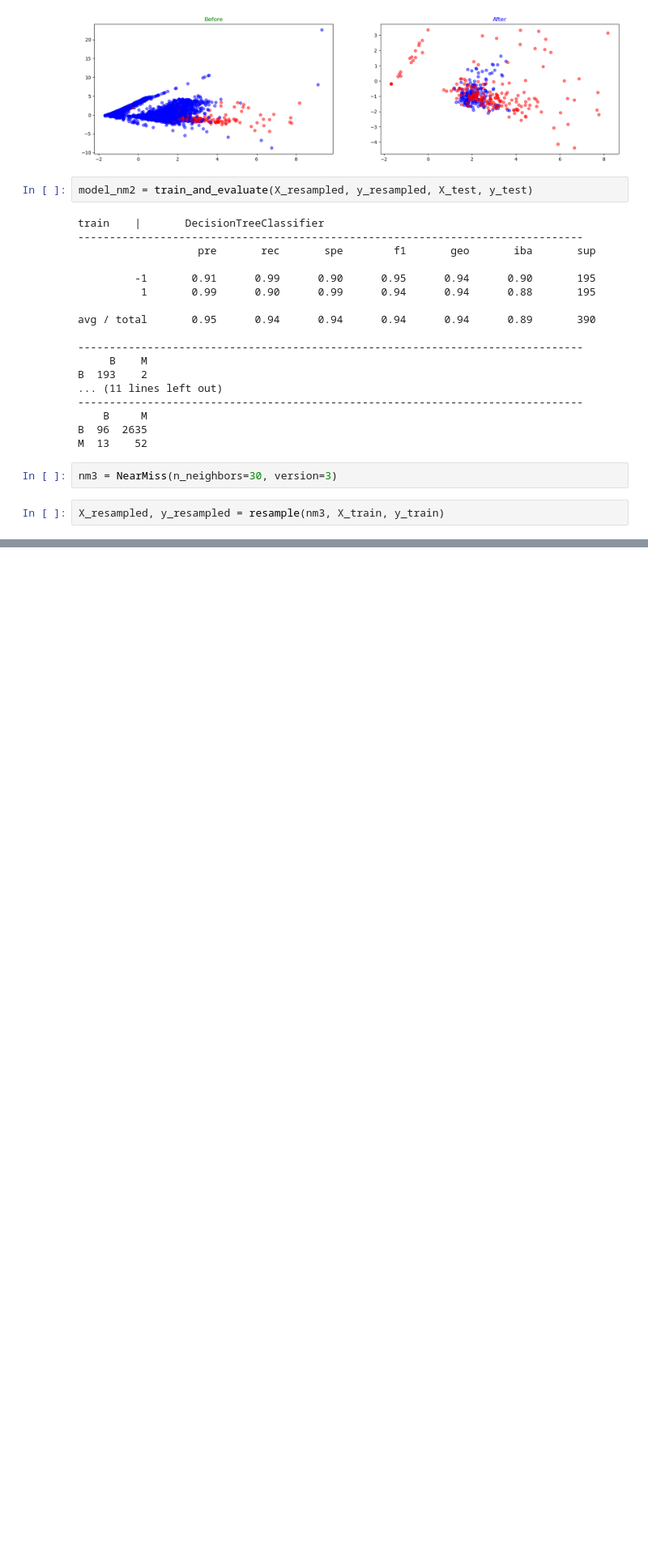
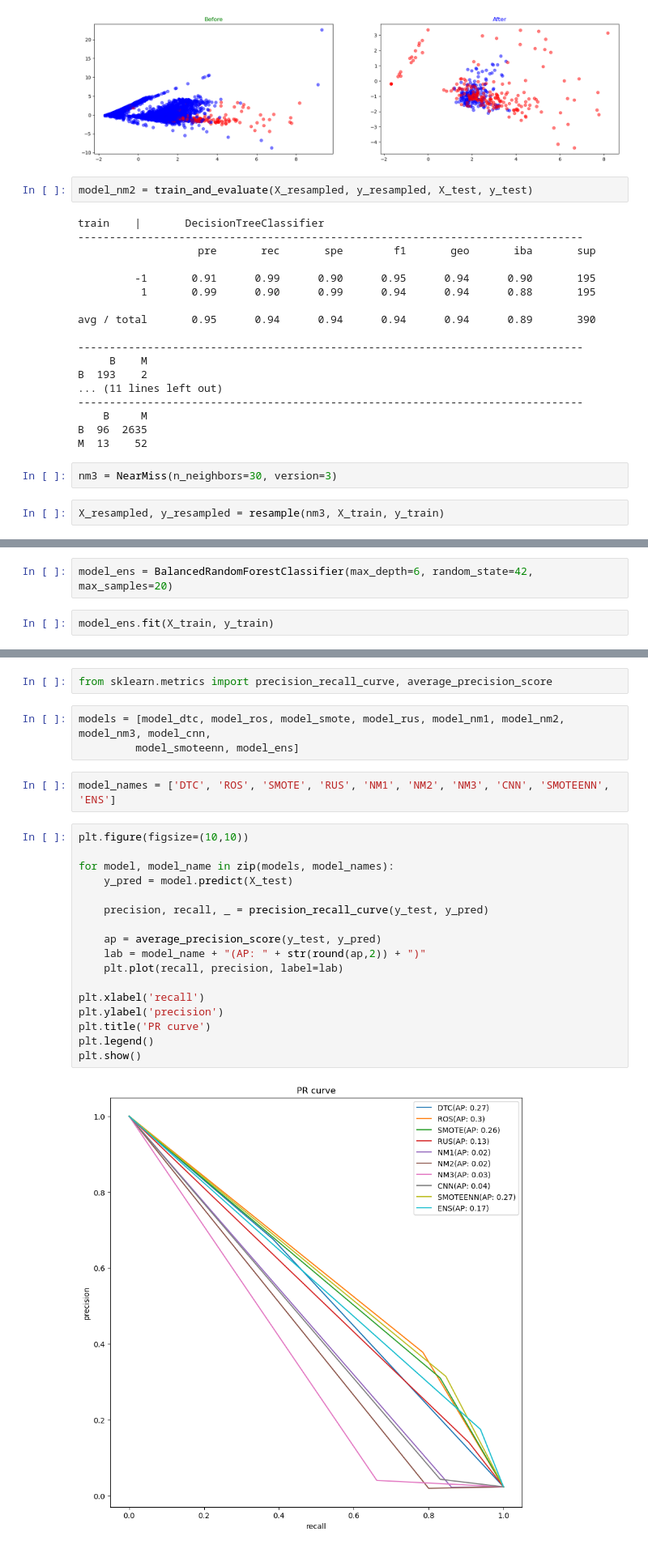
Before and after one commit to natasablagojevic/ip1_review, a Jupyter notebook: Vezbanje4/09.Imblearn.ipynb, the cells around one changed output, grey strips where cells are left out. Shown at 81% size. Saved outputs shown, nothing was run; the diff lists cells and outputs as text; blank space fills up the shorter version.

```diff
--- a/Vezbanje4/09.Imblearn.ipynb
+++ b/Vezbanje4/09.Imblearn.ipynb
@@ -297,0 +384,4 @@ X_resampled, y_resampled = resample(nm3, X_train, y_train)
+# %%
+model_ens = BalancedRandomForestClassifier(max_depth=6, random_state=42, max_samples=20)
+# %%
+model_ens.fit(X_train, y_train)
@@ -297,0 +422,26 @@ X_resampled, y_resampled = resample(nm3, X_train, y_train)
+# %%
+from sklearn.metrics import precision_recall_curve, average_precision_score
+# %%
+models = [model_dtc, model_ros, model_smote, model_rus, model_nm1, model_nm2, model_nm3, model_cnn,
+         model_smoteenn, model_ens]
+# %%
+model_names = ['DTC', 'ROS', 'SMOTE', 'RUS', 'NM1', 'NM2', 'NM3', 'CNN', 'SMOTEENN', 'ENS']
+# %%
+plt.figure(figsize=(10,10))
+
+for model, model_name in zip(models, model_names):
+    y_pred = model.predict(X_test)
+
+    precision, recall, _ = precision_recall_curve(y_test, y_pred)
+
+    ap = average_precision_score(y_test, y_pred)
+    lab = model_name + "(AP: " + str(round(ap,2)) + ")"
+    plt.plot(recall, precision, label=lab)
+
+plt.xlabel('recall')
+plt.ylabel('precision')
+plt.title('PR curve')
+plt.legend()
+plt.show()
+# %% [output]
+[figure, added]
```
Also changed, not shown: parts of 18 cells of this notebook.
